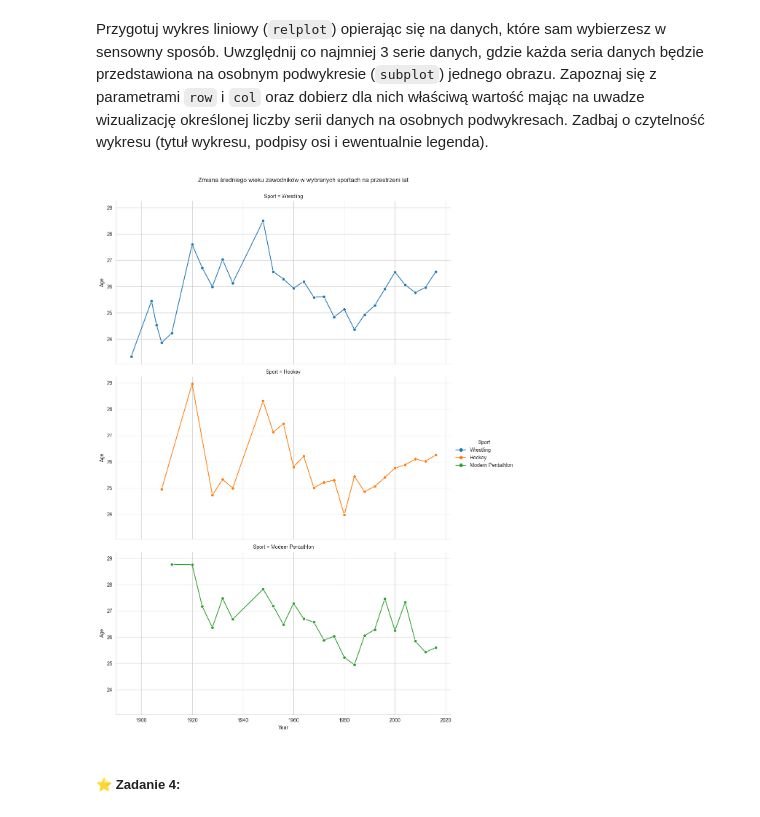
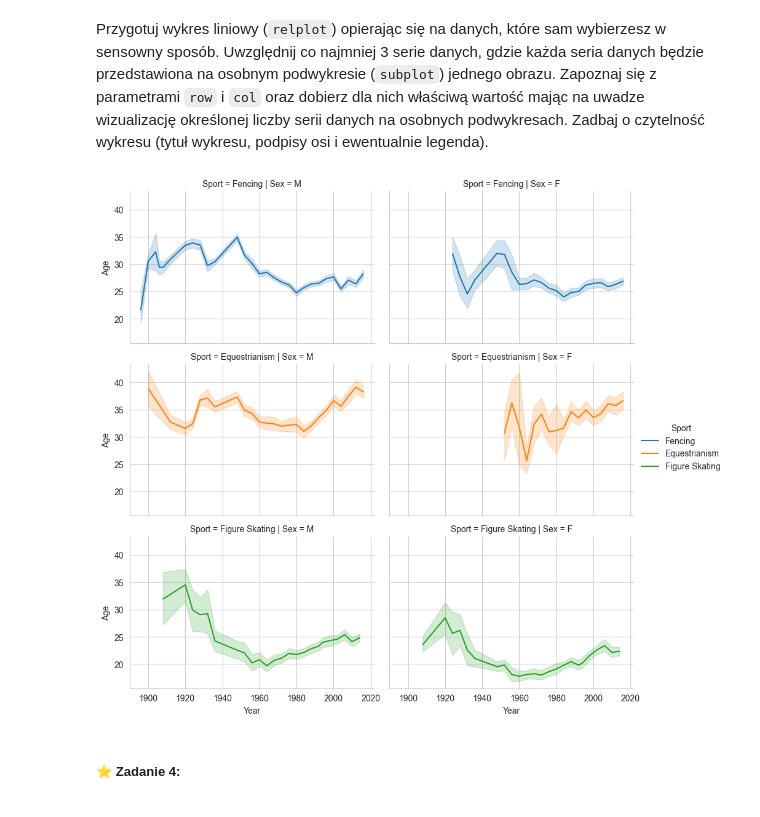
Before and after one commit to kambed/DataVisualization, a Jupyter notebook: seaborn.ipynb, the cells around one changed output. Saved outputs shown, nothing was run; the diff lists cells and outputs as text; code cells hidden in the pictures.

```diff
--- a/seaborn.ipynb
+++ b/seaborn.ipynb
@@ -80,18 +80,15 @@ plt.show()
 # %% [markdown]
 Przygotuj wykres liniowy (`relplot`) opierając się na danych, które sam wybierzesz w sensowny sposób. Uwzględnij co najmniej 3 serie danych, gdzie każda seria danych będzie przedstawiona na osobnym podwykresie (`subplot`) jednego obrazu. Zapoznaj się z parametrami `row` i `col` oraz dobierz dla nich właściwą wartość mając na uwadze wizualizację określonej liczby serii danych na osobnych podwykresach. Zadbaj o czytelność wykresu (tytuł wykresu, podpisy osi i ewentualnie legenda).
 # %%
-selected_sports = ['Wrestling', 'Hockey', 'Modern Pentathlon'] # Wybór 3 dyscyplin sportowych
+selected_sports = ['Fencing', 'Figure Skating', 'Equestrianism'] # Wybór 3 dyscyplin sportowych
 
-subset_df = df[df['Sport'].isin(selected_sports)] # Tworzymy podzbiór danych zawierający tylko wybrane sporty
+filtered_data = df[df['Sport'].isin(selected_sports) & df['Sex'] & df['Age']] # Ograniczenie do wybranych dyscyplin sportowych i płci
 
-avg_age_by_year_sport = subset_df.groupby(['Year', 'Sport'])['Age'].mean().reset_index() # Obliczamy średni wiek zawodników dla każdego roku i sportu
+sns.relplot(data=filtered_data, x='Year', y='Age', hue='Sport', kind='line', row='Sport', col='Sex', height=3, aspect=1.5) # kind - rodzaj wykresu (line - wykres liniowy), row - podział na wiersze, col - podział na kolumny, height - wysokość wykresu, aspect - proporcje wykresu
 
-sns.relplot(data=avg_age_by_year_sport, x='Year', y='Age', hue='Sport', kind='line', row='Sport', aspect=2, marker='o') # relplot - wykres relacyjny, kind - rodzaj wykresu (line - wykres liniowy), row - podział na wiersze, aspect - proporcje wykresu, marker - rodzaj znacznika na wykresie
-
-plt.suptitle('Zmiana średniego wieku zawodników w wybranych sportach na przestrzeni lat', y=1.02)
 plt.show()
 # %% [output]
-[figure, old version]
+[figure, new version]
 # %% [markdown]
 ##### ⭐ Zadanie 4:
 # %% [markdown]
```
Also changed, not shown: parts of 5 cells of this notebook.
